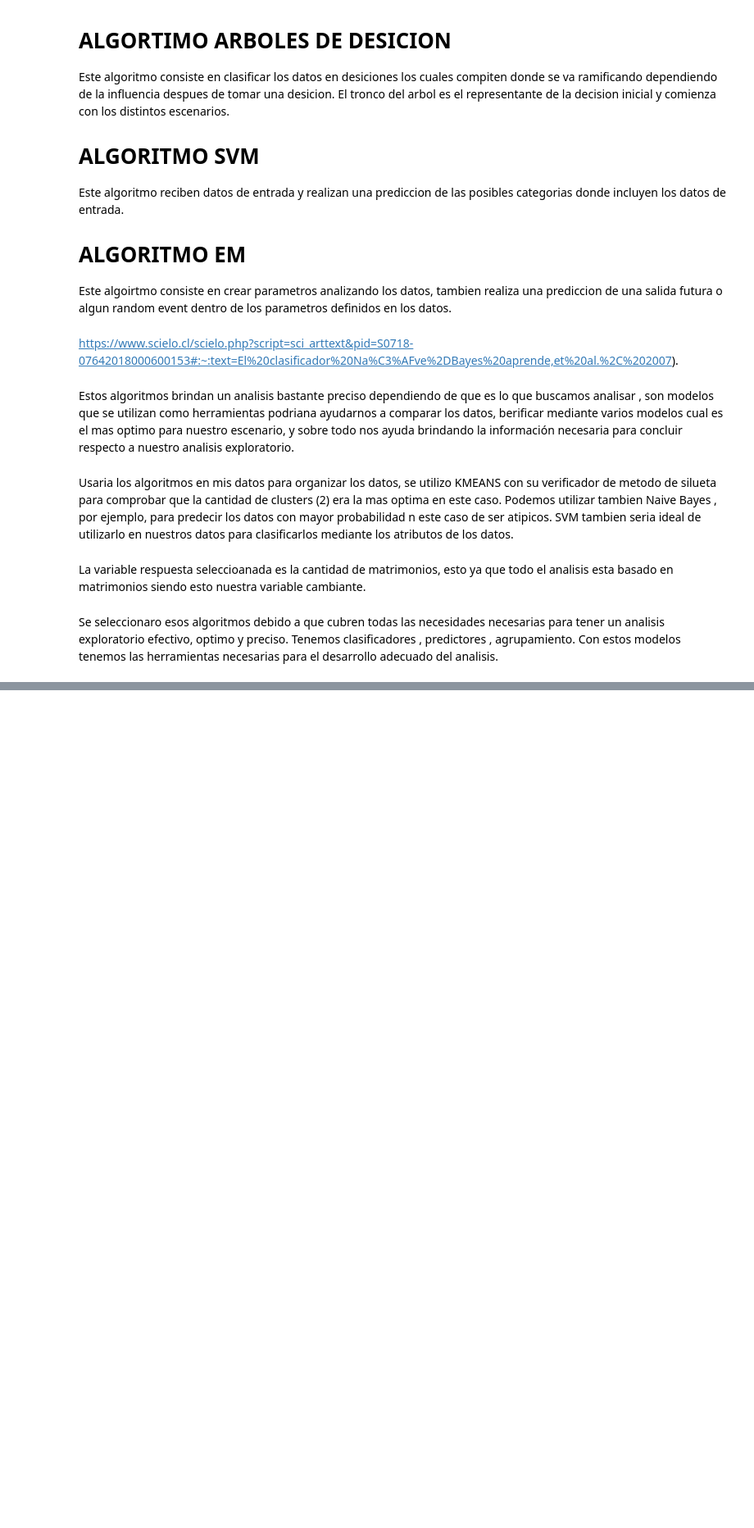
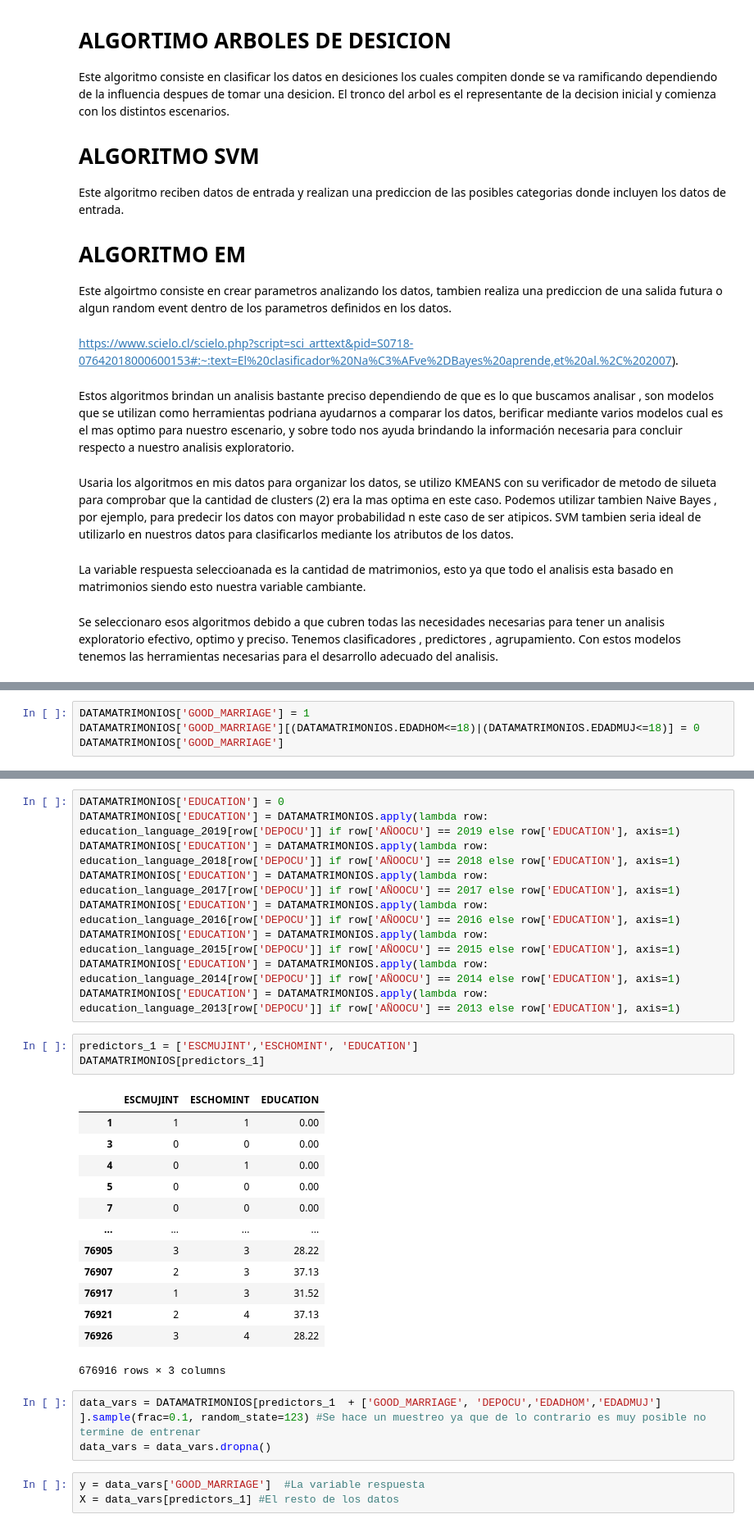
Before and after one commit to Diego223/ProyectoMiningData, a Jupyter notebook: PROYECTO1DM.ipynb, the cells around one changed output, grey strips where cells are left out. Shown at 82% size. Cells and saved outputs as stored; diff of their text form; blank space fills up the shorter version.

```diff
--- a/PROYECTO1DM.ipynb
+++ b/PROYECTO1DM.ipynb
@@ -805,0 +850,4 @@ Se seleccionaro esos algoritmos debido a que cubren todas las necesidades necesa
+# %%
+DATAMATRIMONIOS['GOOD_MARRIAGE'] = 1
+DATAMATRIMONIOS['GOOD_MARRIAGE'][(DATAMATRIMONIOS.EDADHOM<=18)|(DATAMATRIMONIOS.EDADMUJ<=18)] = 0
+DATAMATRIMONIOS['GOOD_MARRIAGE']
@@ -805,0 +1037,32 @@ Se seleccionaro esos algoritmos debido a que cubren todas las necesidades necesa
+# %%
+DATAMATRIMONIOS['EDUCATION'] = 0
+DATAMATRIMONIOS['EDUCATION'] = DATAMATRIMONIOS.apply(lambda row: education_language_2019[row['DEPOCU']] if row['AÑOOCU'] == 2019 else row['EDUCATION'], axis=1)
+DATAMATRIMONIOS['EDUCATION'] = DATAMATRIMONIOS.apply(lambda row: education_language_2018[row['DEPOCU']] if row['AÑOOCU'] == 2018 else row['EDUCATION'], axis=1)
+DATAMATRIMONIOS['EDUCATION'] = DATAMATRIMONIOS.apply(lambda row: education_language_2017[row['DEPOCU']] if row['AÑOOCU'] == 2017 else row['EDUCATION'], axis=1)
+DATAMATRIMONIOS['EDUCATION'] = DATAMATRIMONIOS.apply(lambda row: education_language_2016[row['DEPOCU']] if row['AÑOOCU'] == 2016 else row['EDUCATION'], axis=1)
+DATAMATRIMONIOS['EDUCATION'] = DATAMATRIMONIOS.apply(lambda row: education_language_2015[row['DEPOCU']] if row['AÑOOCU'] == 2015 else row['EDUCATION'], axis=1)
+DATAMATRIMONIOS['EDUCATION'] = DATAMATRIMONIOS.apply(lambda row: education_language_2014[row['DEPOCU']] if row['AÑOOCU'] == 2014 else row['EDUCATION'], axis=1)
+DATAMATRIMONIOS['EDUCATION'] = DATAMATRIMONIOS.apply(lambda row: education_language_2013[row['DEPOCU']] if row['AÑOOCU'] == 2013 else row['EDUCATION'], axis=1)
+# %%
+predictors_1 = ['ESCMUJINT','ESCHOMINT', 'EDUCATION']
+DATAMATRIMONIOS[predictors_1]
+# %% [output]
+|  | ESCMUJINT | ESCHOMINT | EDUCATION |
+| 1 | 1 | 1 | 0.00 |
+| 3 | 0 | 0 | 0.00 |
+| 4 | 0 | 1 | 0.00 |
+| 5 | 0 | 0 | 0.00 |
+| 7 | 0 | 0 | 0.00 |
+| ... | ... | ... | ... |
+| 76905 | 3 | 3 | 28.22 |
+| 76907 | 2 | 3 | 37.13 |
+| 76917 | 1 | 3 | 31.52 |
+| 76921 | 2 | 4 | 37.13 |
+| 76926 | 3 | 4 | 28.22 |
+676916 rows × 3 columns
+# %%
+data_vars = DATAMATRIMONIOS[predictors_1  + ['GOOD_MARRIAGE', 'DEPOCU','EDADHOM','EDADMUJ'] ].sample(frac=0.1, random_state=123) #Se hace un muestreo ya que de lo contrario es muy posible no termine de entrenar
+data_vars = data_vars.dropna()
+# %%
+y = data_vars['GOOD_MARRIAGE']  #La variable respuesta
+X = data_vars[predictors_1] #El resto de los datos
```
Also changed, not shown: parts of 34 cells of this notebook.
